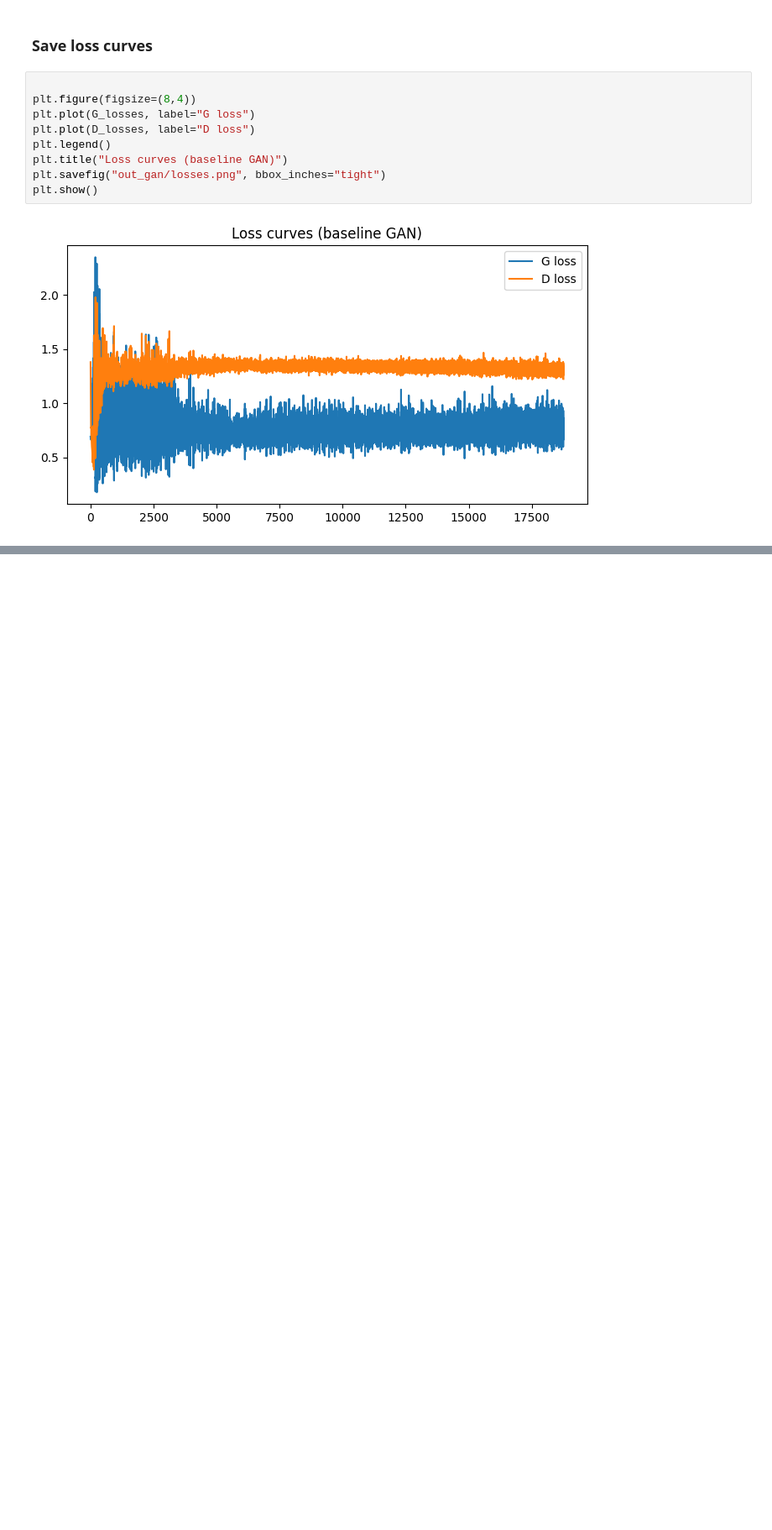
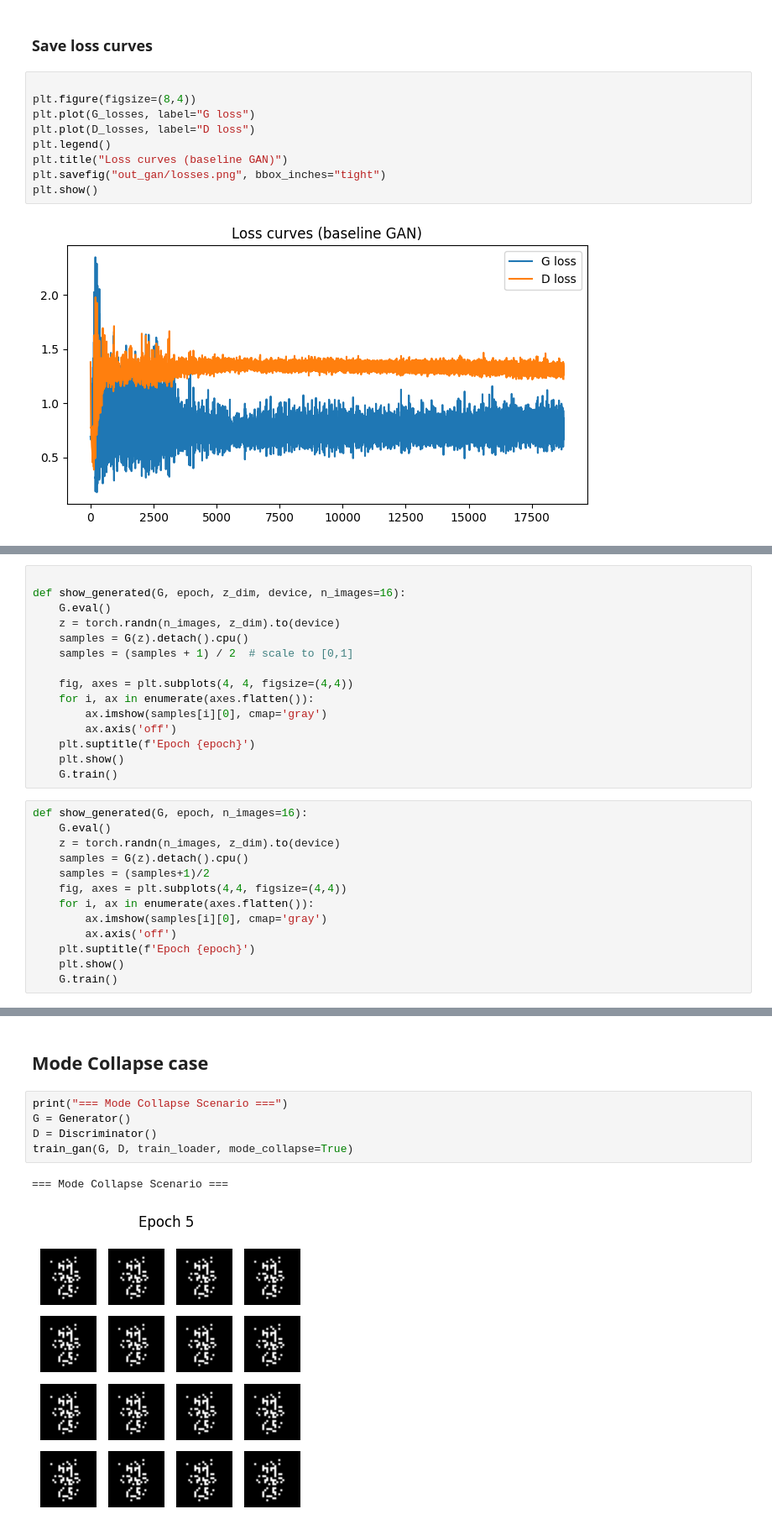
Before and after one commit to tk1475/ATML-PA0, a Jupyter notebook: notebooks/task3.ipynb, the cells around one changed output, grey strips where cells are left out. Shown at 84% size. Cells and saved outputs as stored; diff of their text form; blank space fills up the shorter version.

```diff
--- a/notebooks/task3.ipynb
+++ b/notebooks/task3.ipynb
@@ -158,0 +452,28 @@ plt.show()
+# %%
+
+def show_generated(G, epoch, z_dim, device, n_images=16):
+    G.eval()
+    z = torch.randn(n_images, z_dim).to(device)
+    samples = G(z).detach().cpu()
+    samples = (samples + 1) / 2  # scale to [0,1]
+
+    fig, axes = plt.subplots(4, 4, figsize=(4,4))
+    for i, ax in enumerate(axes.flatten()):
+        ax.imshow(samples[i][0], cmap='gray')
+        ax.axis('off')
+    plt.suptitle(f'Epoch {epoch}')
+    plt.show()
+    G.train()
+# %%
+def show_generated(G, epoch, n_images=16):
+    G.eval()
+    z = torch.randn(n_images, z_dim).to(device)
+    samples = G(z).detach().cpu()
+    samples = (samples+1)/2
+    fig, axes = plt.subplots(4,4, figsize=(4,4))
+    for i, ax in enumerate(axes.flatten()):
+        ax.imshow(samples[i][0], cmap='gray')
+        ax.axis('off')
+    plt.suptitle(f'Epoch {epoch}')
+    plt.show()
+    G.train()
@@ -158,0 +526,10 @@ plt.show()
+# %% [markdown]
+## Mode Collapse case
+# %%
+print("=== Mode Collapse Scenario ===")
+G = Generator()
+D = Discriminator()
+train_gan(G, D, train_loader, mode_collapse=True)
+# %% [output]
+=== Mode Collapse Scenario ===
+[figure, added]
```
Also changed, not shown: parts of 24 cells of this notebook.
